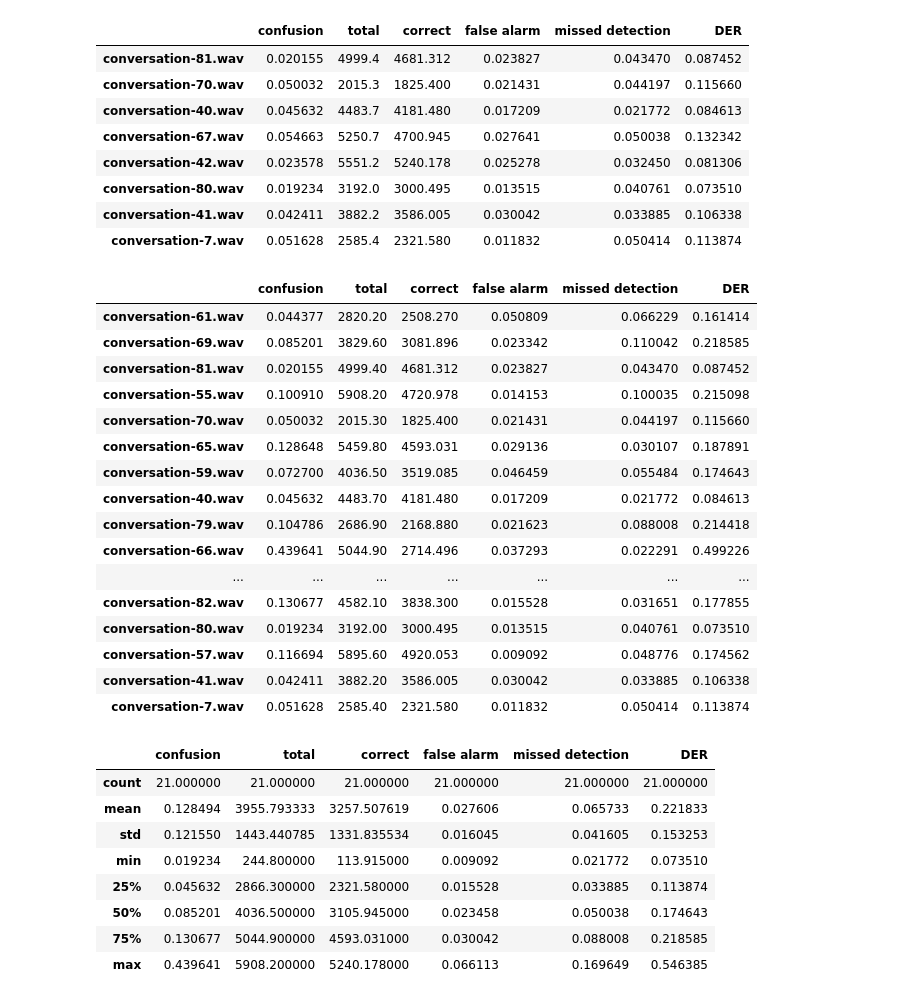
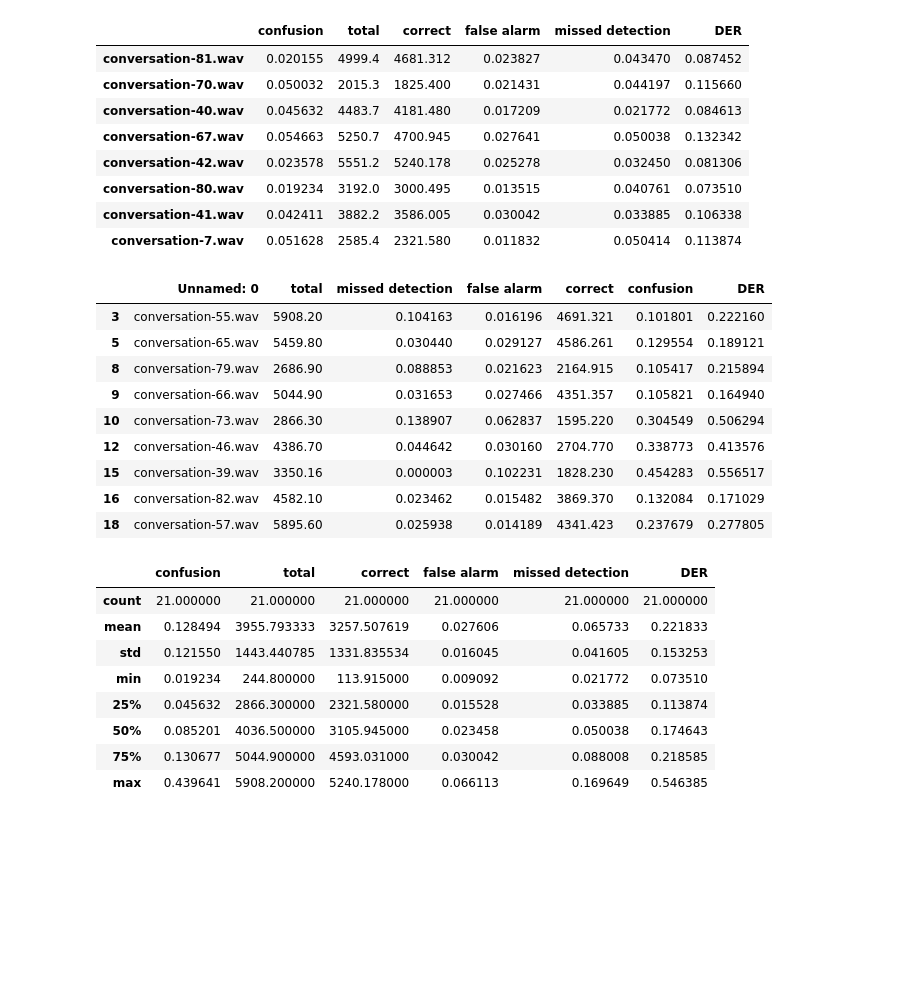
Before and after one commit to shiminki/voice_diarization, a Jupyter notebook: diarization.ipynb, the cells around one changed output. Drawn from its saved outputs; the diff is of its cells as text; code cells hidden in the pictures; blank space fills up the shorter version.

```diff
--- a/diarization.ipynb
+++ b/diarization.ipynb
@@ -97,26 +365,23 @@ df[df["DER"] <= 0.15]
 | conversation-80.wav | 0.019234 | 3192.0 | 3000.495 | 0.013515 | 0.040761 | 0.073510 |
 | conversation-41.wav | 0.042411 | 3882.2 | 3586.005 | 0.030042 | 0.033885 | 0.106338 |
 | conversation-7.wav | 0.051628 | 2585.4 | 2321.580 | 0.011832 | 0.050414 | 0.113874 |
-# %%
-df
-# %% [output]
-|  | confusion | total | correct | false alarm | missed detection | DER |
-| conversation-61.wav | 0.044377 | 2820.20 | 2508.270 | 0.050809 | 0.066229 | 0.161414 |
-| conversation-69.wav | 0.085201 | 3829.60 | 3081.896 | 0.023342 | 0.110042 | 0.218585 |
-| conversation-81.wav | 0.020155 | 4999.40 | 4681.312 | 0.023827 | 0.043470 | 0.087452 |
-| conversation-55.wav | 0.100910 | 5908.20 | 4720.978 | 0.014153 | 0.100035 | 0.215098 |
-| conversation-70.wav | 0.050032 | 2015.30 | 1825.400 | 0.021431 | 0.044197 | 0.115660 |
-| conversation-65.wav | 0.128648 | 5459.80 | 4593.031 | 0.029136 | 0.030107 | 0.187891 |
-| conversation-59.wav | 0.072700 | 4036.50 | 3519.085 | 0.046459 | 0.055484 | 0.174643 |
-| conversation-40.wav | 0.045632 | 4483.70 | 4181.480 | 0.017209 | 0.021772 | 0.084613 |
-| conversation-79.wav | 0.104786 | 2686.90 | 2168.880 | 0.021623 | 0.088008 | 0.214418 |
-| conversation-66.wav | 0.439641 | 5044.90 | 2714.496 | 0.037293 | 0.022291 | 0.499226 |
-| ... | ... | ... | ... | ... | ... | ... |
-| conversation-82.wav | 0.130677 | 4582.10 | 3838.300 | 0.015528 | 0.031651 | 0.177855 |
-| conversation-80.wav | 0.019234 | 3192.00 | 3000.495 | 0.013515 | 0.040761 | 0.073510 |
-| conversation-57.wav | 0.116694 | 5895.60 | 4920.053 | 0.009092 | 0.048776 | 0.174562 |
-| conversation-41.wav | 0.042411 | 3882.20 | 3586.005 | 0.030042 | 0.033885 | 0.106338 |
-| conversation-7.wav | 0.051628 | 2585.40 | 2321.580 | 0.011832 | 0.050414 | 0.113874 |
+# %%
+import pandas as pd
+
+df = pd.read_csv("diarize_performance.csv")
+# %%
+df[df["confusion"] > 0.1]
+# %% [output]
+|  | Unnamed: 0 | total | missed detection | false alarm | correct | confusion | DER |
+| 3 | conversation-55.wav | 5908.20 | 0.104163 | 0.016196 | 4691.321 | 0.101801 | 0.222160 |
+| 5 | conversation-65.wav | 5459.80 | 0.030440 | 0.029127 | 4586.261 | 0.129554 | 0.189121 |
+| 8 | conversation-79.wav | 2686.90 | 0.088853 | 0.021623 | 2164.915 | 0.105417 | 0.215894 |
+| 9 | conversation-66.wav | 5044.90 | 0.031653 | 0.027466 | 4351.357 | 0.105821 | 0.164940 |
+| 10 | conversation-73.wav | 2866.30 | 0.138907 | 0.062837 | 1595.220 | 0.304549 | 0.506294 |
+| 12 | conversation-46.wav | 4386.70 | 0.044642 | 0.030160 | 2704.770 | 0.338773 | 0.413576 |
+| 15 | conversation-39.wav | 3350.16 | 0.000003 | 0.102231 | 1828.230 | 0.454283 | 0.556517 |
+| 16 | conversation-82.wav | 4582.10 | 0.023462 | 0.015482 | 3869.370 | 0.132084 | 0.171029 |
+| 18 | conversation-57.wav | 5895.60 | 0.025938 | 0.014189 | 4341.423 | 0.237679 | 0.277805 |
 # %%
 df.describe()
 # %% [output]
```
Also changed, not shown: parts of 3 cells of this notebook, 4 other files.
